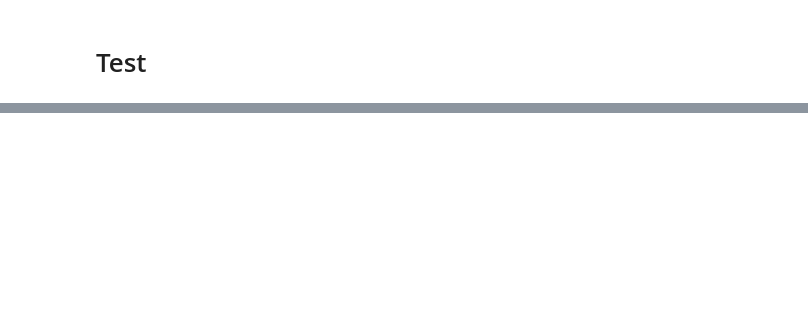
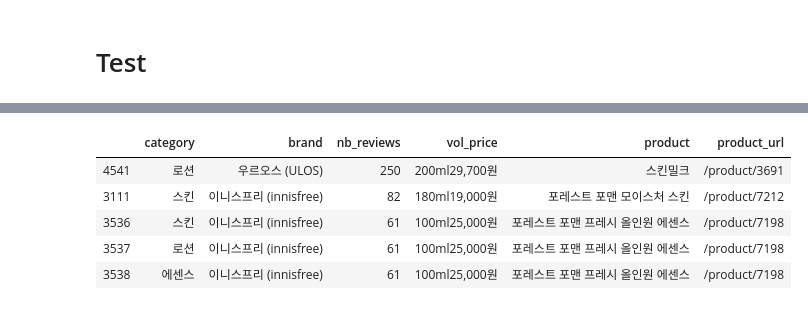
Before and after one commit to DataNetworkAnalysis/Cosmetic-Recommendation-for-Man, a Jupyter notebook: notebook/Recommeder.ipynb, the cells around one changed output, grey strips where cells are left out. Cells and saved outputs as stored; diff of their text form; code cells hidden in the pictures; blank space fills up the shorter version.

```diff
--- a/notebook/Recommeder.ipynb
+++ b/notebook/Recommeder.ipynb
@@ -339,0 +129,9 @@ temp[show_features + ['content']].head()
+# %%
+test2.head()
+# %% [output]
+|  | category | brand | nb_reviews | vol_price | product | product_url |
+| 4541 | 로션 | 우르오스 (ULOS) | 250 | 200ml29,700원 | 스킨밀크 | /product/3691 |
+| 3111 | 스킨 | 이니스프리 (innisfree) | 82 | 180ml19,000원 | 포레스트 포맨 모이스처 스킨 | /product/7212 |
+| 3536 | 스킨 | 이니스프리 (innisfree) | 61 | 100ml25,000원 | 포레스트 포맨 프레시 올인원 에센스 | /product/7198 |
+| 3537 | 로션 | 이니스프리 (innisfree) | 61 | 100ml25,000원 | 포레스트 포맨 프레시 올인원 에센스 | /product/7198 |
+| 3538 | 에센스 | 이니스프리 (innisfree) | 61 | 100ml25,000원 | 포레스트 포맨 프레시 올인원 에센스 | /product/7198 |
```
Also changed, not shown: parts of 62 cells of this notebook, 1 other file.
